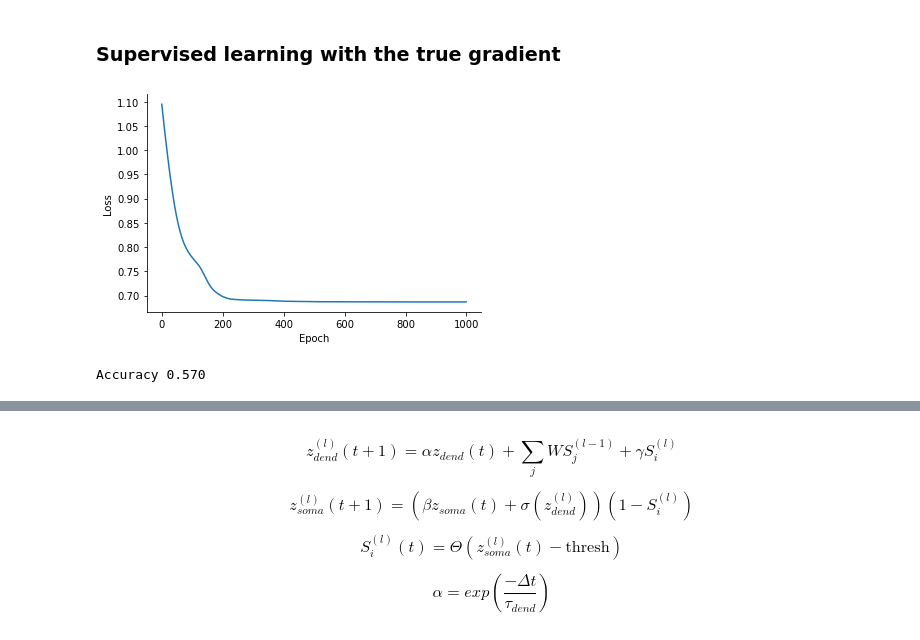
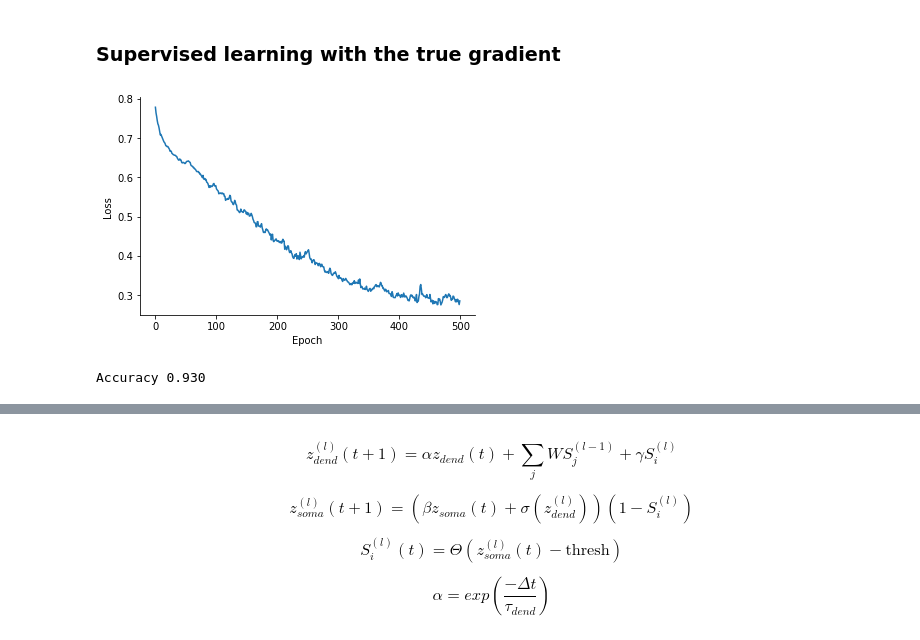
Before and after one commit to nauralcodinglab/linear-nonlinear-dendrites, a Jupyter notebook: training/spytorch-tutorial-1.ipynb, the cells around one changed output, grey strips where cells are left out. Saved outputs shown, nothing was run; the diff lists cells and outputs as text; code cells hidden in the pictures.

Commit message:
Simplify training notebook 1
- Remove lots of dead code
- Extract optimization loop to optimizers.py
- Start extracting code for running forward pass to model_components.py

```diff
--- a/training/spytorch-tutorial-1.ipynb
+++ b/training/spytorch-tutorial-1.ipynb
@@ -147,6 +150,8 @@ print("init done")
 init done
 # %% [markdown]
 ### A spiking neuron model in discrete time
+# %%
+spike_fn = get_spike_fn(0)
 # %% [markdown]
 The first thing we need to do to implement our spiking neuron is to multiply all input spikes with the weight matrix. We have to do this for each time step in each input example in the batch. Because we have stored our input spikes in a rank three tensor we can express this operation in a single line:
 # %%
@@ -160,5 +160,0 @@ In discrete-time, as explained earlier, we can formulate our spiking nonlinearit
-# %%
-def spike_fn(x):
-    out = torch.zeros_like(x)
-    out[x > 0] = 1.0
-    return out
@@ -410,11 +338,15 @@ loss_hist_true_grad = loss_hist # store for later use
+# %%
+params = [w1,w2] # The paramters we want to optimize
+optimizer = DefaultOptimizer(lambda x: run_snn(x)[0], params)
+optimizer.optimize(x_data, y_data.long(), 500)
 # %%
-plt.plot(loss_hist)
+plt.plot(optimizer.loss_history)
 plt.xlabel("Epoch")
 plt.ylabel("Loss")
 sns.despine()
 # %% [output]
-[figure, old version]
+[figure, new version]
 # %%
 print_classification_accuracy()
 # %% [output]
-Accuracy 0.570
+Accuracy 0.930
```
Also changed, not shown: parts of 25 cells of this notebook, 3 other files.
